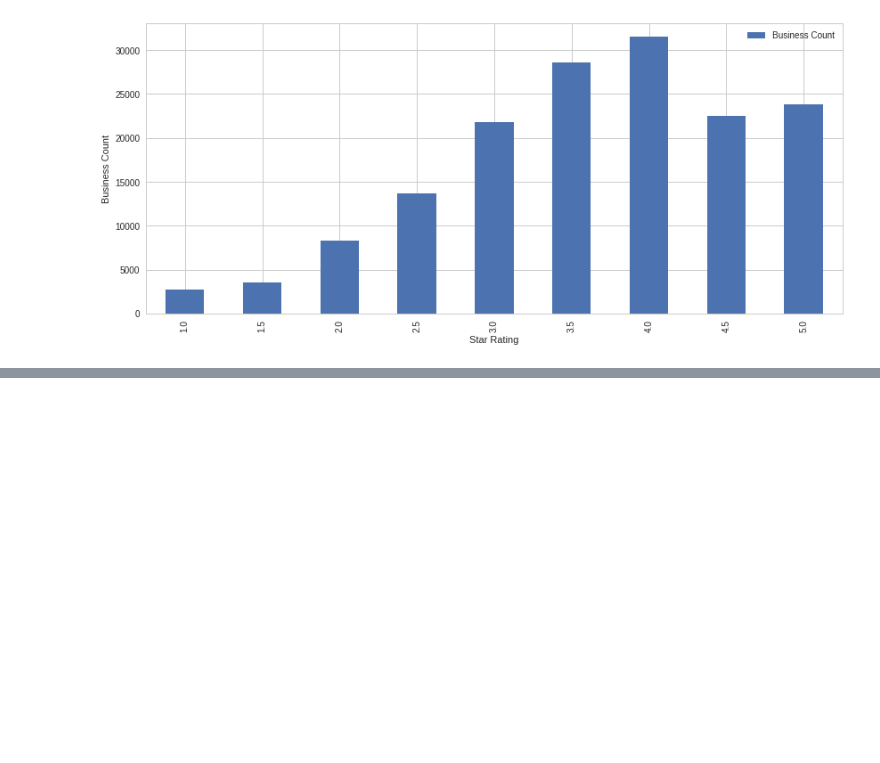
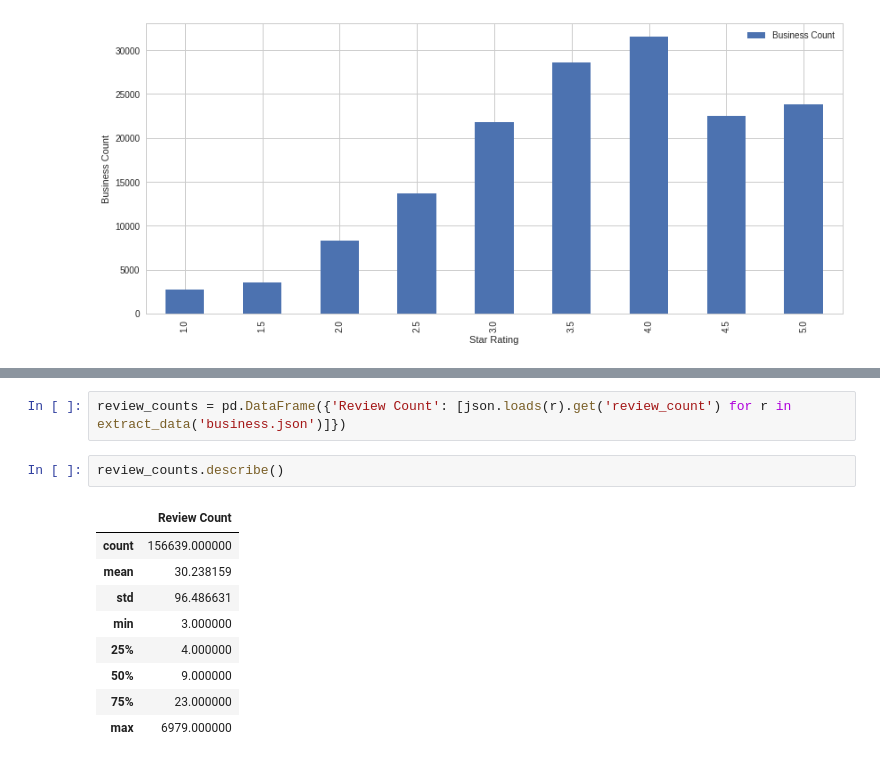
Before and after one commit to bljustice/yelp, a Jupyter notebook: yelp_eda.ipynb, the cells around one changed output, grey strips where cells are left out. Drawn from its saved outputs; the diff is of its cells as text; blank space fills up the shorter version.

```diff
--- a/yelp_eda.ipynb
+++ b/yelp_eda.ipynb
@@ -250,0 +275,14 @@ plt.title('')
+# %%
+review_counts = pd.DataFrame({'Review Count': [json.loads(r).get('review_count') for r in extract_data('business.json')]})
+# %%
+review_counts.describe()
+# %% [output]
+|  | Review Count |
+| count | 156639.000000 |
+| mean | 30.238159 |
+| std | 96.486631 |
+| min | 3.000000 |
+| 25% | 4.000000 |
+| 50% | 9.000000 |
+| 75% | 23.000000 |
+| max | 6979.000000 |
```
Also changed, not shown: parts of 7 cells of this notebook.
